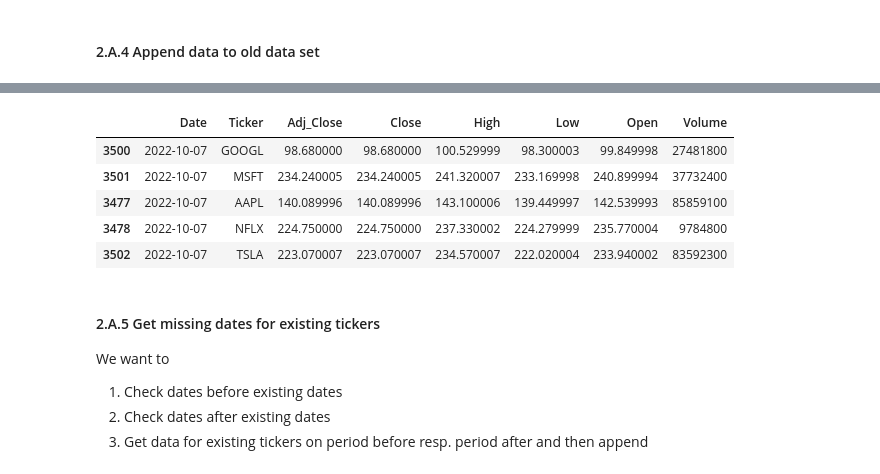
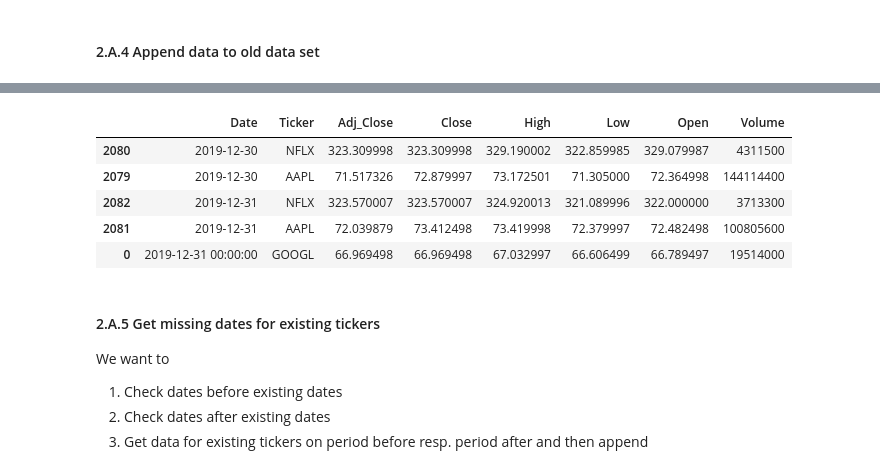
Before and after one commit to WiGram/InvestDB, a Jupyter notebook: stock_analysis.ipynb, the cells around one changed output, grey strips where cells are left out. Cells and saved outputs as stored; diff of their text form; code cells hidden in the pictures.

```diff
--- a/stock_analysis.ipynb
+++ b/stock_analysis.ipynb
@@ -67,8 +67,8 @@ START_DATE becomes the smallest of (START_DATE_USER, START_DATE_DATA)
 
 END_DATE becomes the largest of (END_DATE_USER, END_DATA_DATA)
 # %%
-START_DATE_DATA = stock_df.Date.min().date()
-END_DATE_DATA = stock_df.Date.max().date()
+START_DATE_DATA = stock_df.Date.min()
+END_DATE_DATA = stock_df.Date.max()
 # %%
 START_DATE_REQ = min(START_DATE, START_DATE_DATA)
 END_DATE_REQ = max(END_DATE, END_DATE_DATA)
@@ -122,12 +131,12 @@ stock_df.shape
 # %%
-stock_df.sort_values(by='Date').tail(n=5)
+stock_df.sort_values(by='Date').head(n=5)
 # %% [output]
 |  | Date | Ticker | Adj_Close | Close | High | Low | Open | Volume |
-| 3500 | 2022-10-07 | GOOGL | 98.680000 | 98.680000 | 100.529999 | 98.300003 | 99.849998 | 27481800 |
-| 3501 | 2022-10-07 | MSFT | 234.240005 | 234.240005 | 241.320007 | 233.169998 | 240.899994 | 37732400 |
-| 3477 | 2022-10-07 | AAPL | 140.089996 | 140.089996 | 143.100006 | 139.449997 | 142.539993 | 85859100 |
-| 3478 | 2022-10-07 | NFLX | 224.750000 | 224.750000 | 237.330002 | 224.279999 | 235.770004 | 9784800 |
-| 3502 | 2022-10-07 | TSLA | 223.070007 | 223.070007 | 234.570007 | 222.020004 | 233.940002 | 83592300 |
+| 2080 | 2019-12-30 | NFLX | 323.309998 | 323.309998 | 329.190002 | 322.859985 | 329.079987 | 4311500 |
+| 2079 | 2019-12-30 | AAPL | 71.517326 | 72.879997 | 73.172501 | 71.305000 | 72.364998 | 144114400 |
+| 2082 | 2019-12-31 | NFLX | 323.570007 | 323.570007 | 324.920013 | 321.089996 | 322.000000 | 3713300 |
+| 2081 | 2019-12-31 | AAPL | 72.039879 | 73.412498 | 73.419998 | 72.379997 | 72.482498 | 100805600 |
+| 0 | 2019-12-31 00:00:00 | GOOGL | 66.969498 | 66.969498 | 67.032997 | 66.606499 | 66.789497 | 19514000 |
 # %% [markdown]
 #### 2.A.5 Get missing dates for existing tickers
 
```
Also changed, not shown: parts of 6 cells of this notebook, 5 other files.
